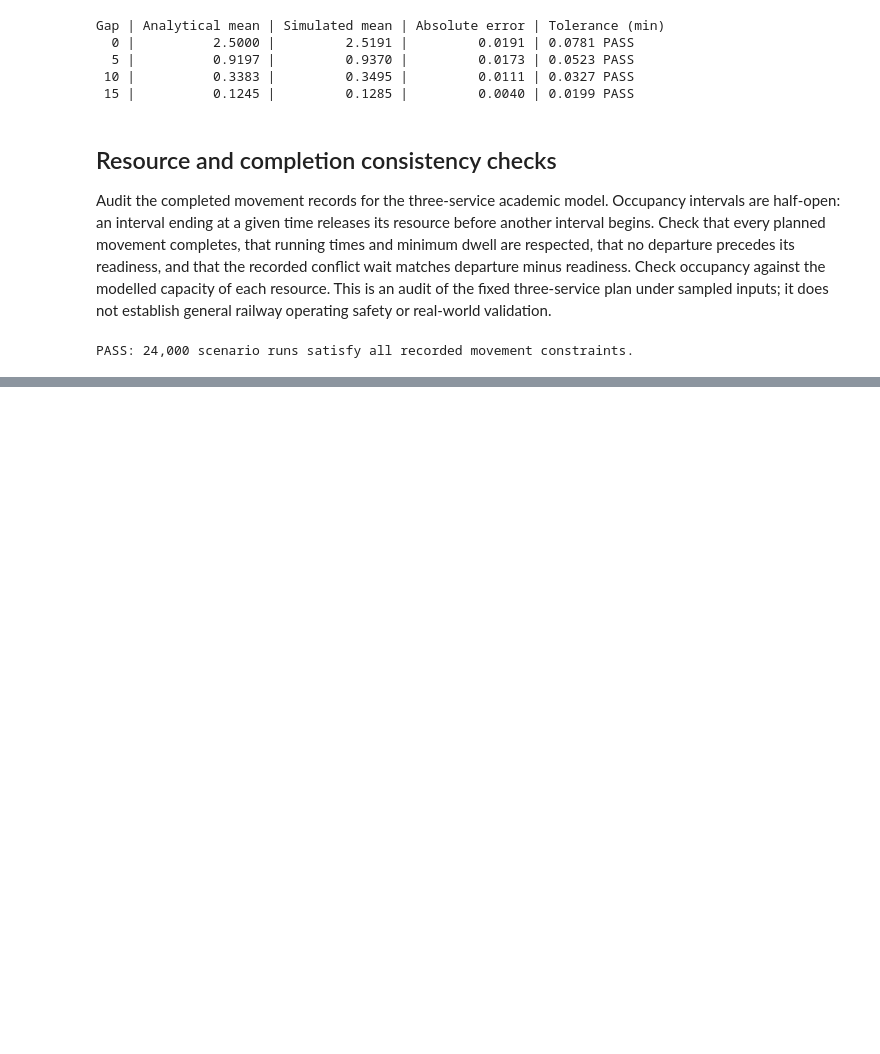
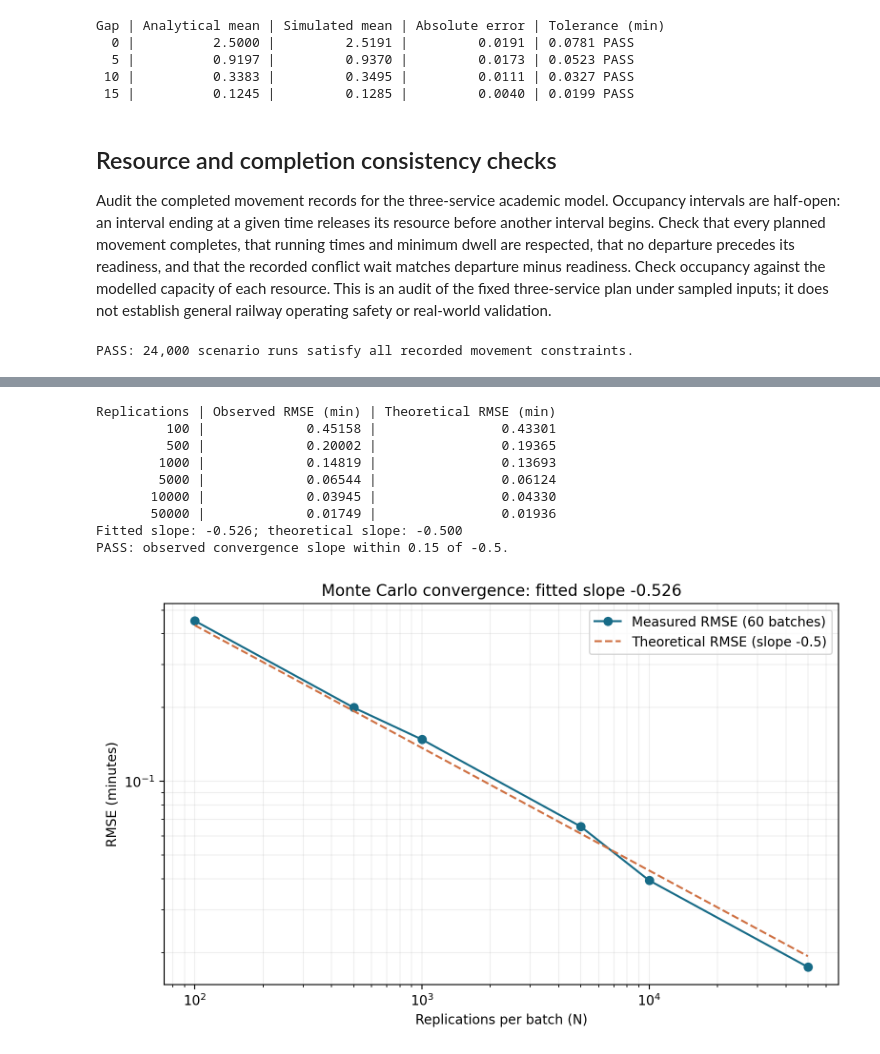
Before and after one commit to Naveeth235/single-track-rail-delay-simulation, a Jupyter notebook: notebook/rail-delay-simulator.ipynb, the cells around one changed output, grey strips where cells are left out. Cells and saved outputs as stored; diff of their text form; code cells hidden in the pictures; blank space fills up the shorter version.

Commit message:
Measure Monte Carlo error scaling against synthetic benchmark

```diff
--- a/notebook/rail-delay-simulator.ipynb
+++ b/notebook/rail-delay-simulator.ipynb
@@ -413,0 +420,53 @@ PASS: 24,000 scenario runs satisfy all recorded movement constraints.
+# %%
+import numpy as np
+import matplotlib.pyplot as plt
+
+sample_sizes = np.array([100, 500, 1000, 5000, 10000, 50000])
+batch_count = 60
+benchmark_schedule = [dict(train='first', start=0, duration=10, segment=('P','Q')),
+                      dict(train='second', start=10, duration=10, segment=('P','Q'))]
+estimates = np.empty((batch_count, len(sample_sizes)))
+for j in range(batch_count):
+    rng = Random(31000 + j)
+    total_wait = 0.0
+    previous_n = 0
+    for k, n in enumerate(sample_sizes):
+        for _ in range(previous_n, int(n)):
+            delays = {'first': rng.expovariate(0.2), 'second': rng.expovariate(0.2)}
+            total_wait += simulate(delays, benchmark_schedule)[1][2]
+        estimates[j, k] = total_wait / n
+        previous_n = int(n)
+
+rmse = np.sqrt(np.mean((estimates - 2.5)**2, axis=0))
+theory_rmse = np.sqrt(18.75 / sample_sizes)
+slope, intercept = np.polyfit(np.log(sample_sizes), np.log(rmse), 1)
+print('Replications | Observed RMSE (min) | Theoretical RMSE (min)')
+for n, observed, theoretical in zip(sample_sizes, rmse, theory_rmse):
+    print(f'{n:12} | {observed:19.5f} | {theoretical:22.5f}')
+print(f'Fitted slope: {slope:.3f}; theoretical slope: -0.500')
+assert -0.65 <= slope <= -0.35, 'Observed slope outside predeclared tolerance'
+print('PASS: observed convergence slope within 0.15 of -0.5.')
+
+fig, ax = plt.subplots(figsize=(8, 5))
+ax.loglog(sample_sizes, rmse, 'o-', color='#176B87', label='Measured RMSE (60 batches)')
+ax.loglog(sample_sizes, theory_rmse, '--', color='#CF7042', label='Theoretical RMSE (slope -0.5)')
+ax.set(xlabel='Replications per batch (N)', ylabel='RMSE (minutes)',
+       title=f'Monte Carlo convergence: fitted slope {slope:.3f}')
+ax.grid(True, which='both', alpha=0.2)
+ax.legend()
+fig.tight_layout()
+figure_dir = Path('figures') if Path('data').is_dir() else (Path('../figures') if Path('../data').is_dir() else Path('figures'))
+figure_dir.mkdir(exist_ok=True)
+fig.savefig(figure_dir / 'monte-carlo-convergence.png', dpi=200, bbox_inches='tight')
+plt.show()
+# %% [output]
+Replications | Observed RMSE (min) | Theoretical RMSE (min)
+         100 |             0.45158 |                0.43301
+         500 |             0.20002 |                0.19365
+        1000 |             0.14819 |                0.13693
+        5000 |             0.06544 |                0.06124
+       10000 |             0.03945 |                0.04330
+       50000 |             0.01749 |                0.01936
+Fitted slope: -0.526; theoretical slope: -0.500
+PASS: observed convergence slope within 0.15 of -0.5.
+[figure, added]
```
Also changed, not shown: parts of 1 cell of this notebook, 1 other file.
